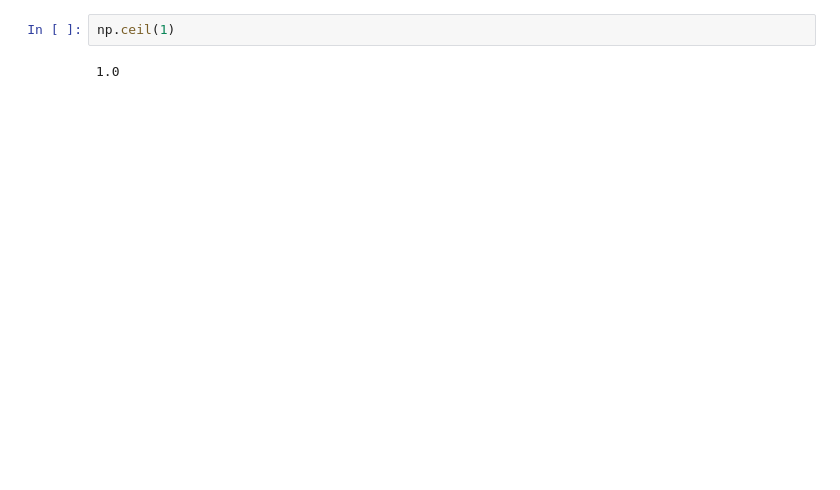
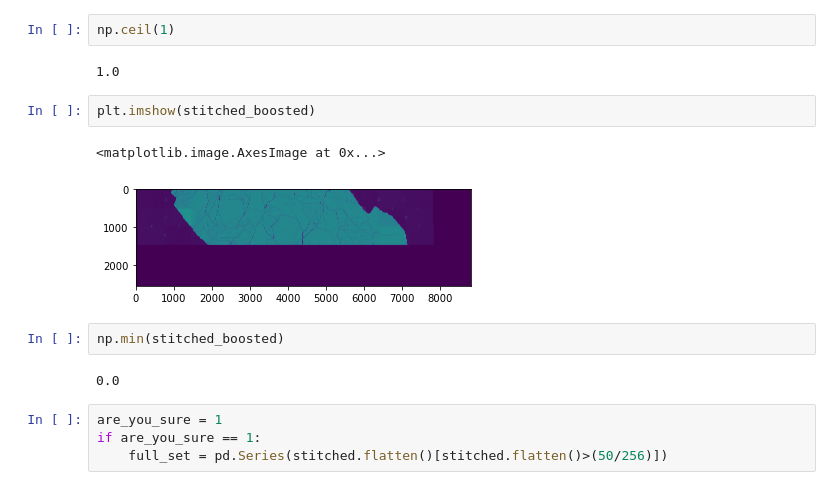
Before and after one commit to IExistSometimes/TIFF-An-y, a Jupyter notebook: Stitcher.ipynb, the cells around one changed output. Saved outputs shown, nothing was run; the diff lists cells and outputs as text; blank space fills up the shorter version.

```diff
--- a/Stitcher.ipynb
+++ b/Stitcher.ipynb
@@ -594,3 +624,16 @@ to_save.save('brightness_checker_stitch.png')
 np.ceil(1)
 # %% [output]
 1.0
+# %%
+plt.imshow(stitched_boosted)
+# %% [output]
+<matplotlib.image.AxesImage at 0x...>
+[figure, added]
+# %%
+np.min(stitched_boosted)
+# %% [output]
+0.0
+# %%
+are_you_sure = 1
+if are_you_sure == 1:
+    full_set = pd.Series(stitched.flatten()[stitched.flatten()>(50/256)])
```
Also changed, not shown: parts of 29 cells of this notebook, 2 other files.
